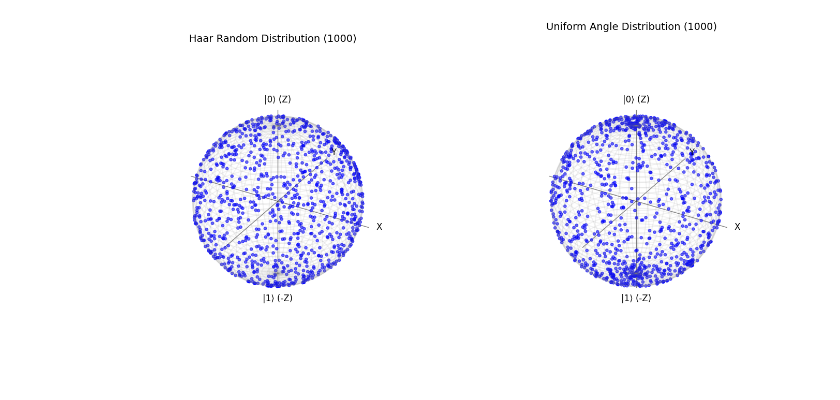
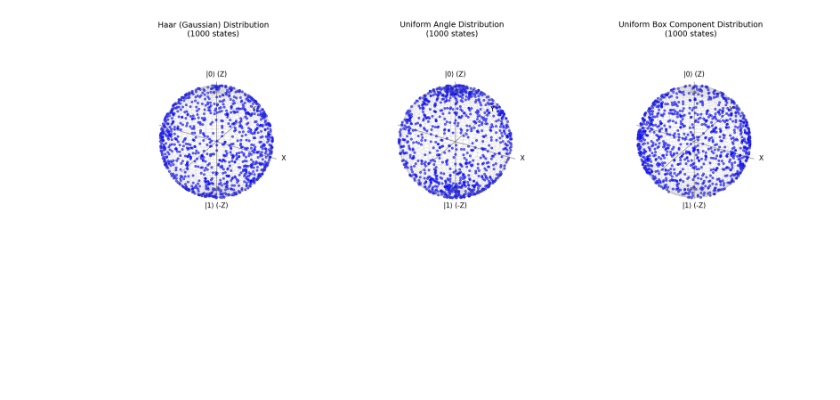
Before and after one commit to honeyverma395/qgan_subspace, a Jupyter notebook: haar_test.ipynb, the cells around one changed output. Cells and saved outputs as stored; diff of their text form; code cells hidden in the pictures; blank space fills up the shorter version.

```diff
--- a/haar_test.ipynb
+++ b/haar_test.ipynb
@@ -39,6 +39,19 @@ def uniform_angle_states(batch_size: int) -> list[torch.Tensor]:
         v = torch.tensor([alpha_cplx, beta], dtype=torch.complex128)
         states.append(v)
 
+    return states
+
+def uniform_box_states(dim: int, batch_size: int) -> list[torch.Tensor]:
+    """Generates quantum states by sampling real and imag parts uniformly from a 'box' [-1, 1]."""
+    states = []
+    for _ in range(batch_size):
+        # Generate real and imaginary parts using a uniform distribution in [-1, 1]
+        real = (torch.rand(dim, dtype=torch.float64) * 2) - 1
+        imag = (torch.rand(dim, dtype=torch.float64) * 2) - 1
+        v = torch.complex(real, imag)
+        # Normalize the vector
+        v = v / v.norm()
+        states.append(v)
     return states
 
 def get_bloch_coordinates(states: list[torch.Tensor]) -> tuple[list[float], list[float], list[float]]:
@@ -72,40 +85,46 @@ def plot_bloch_sphere(ax, x_coords, y_coords, z_coords, title):
     ax.plot([-1.2, 1.2], [0, 0], [0, 0], color='black', lw=1, alpha=0.5)
     ax.plot([0, 0], [-1.2, 1.2], [0, 0], color='black', lw=1, alpha=0.5)
     ax.plot([0, 0], [0, 0], [-1.2, 1.2], color='black', lw=1, alpha=0.5)
 
     ax.text(1.3, 0, 0, 'X', color='black', fontsize=12)
     ax.text(0, 1.3, 0, 'Y', color='black', fontsize=12)
     ax.text(0, 0, 1.3, '|0⟩ (Z)', color='black', fontsize=12, ha='center')
     ax.text(0, 0, -1.4, '|1⟩ (-Z)', color='black', fontsize=12, ha='center')
 
     ax.scatter(x_coords, y_coords, z_coords, color='blue', s=15, alpha=0.6)
 
     ax.set_box_aspect([1, 1, 1])
     ax.set_xlim([-1.2, 1.2])
     ax.set_ylim([-1.2, 1.2])
     ax.set_zlim([-1.2, 1.2])
     ax.axis('off')
     ax.set_title(title, fontsize=14, y=1.05)
 
 NUM_STATES = 1000
 
-# Generate states using both methods
+# Generate states using all three methods
 haar_states = haar_random_states(dim=2, batch_size=NUM_STATES)
-uniform_states = uniform_angle_states(batch_size=NUM_STATES)
+uniform_angle_sts = uniform_angle_states(batch_size=NUM_STATES)
+uniform_box_sts = uniform_box_states(dim=2, batch_size=NUM_STATES)
 
-# Get Bloch coordinates for both
+# Get Bloch coordinates for all three
 hx, hy, hz = get_bloch_coordinates(haar_states)
-ux, uy, uz = get_bloch_coordinates(uniform_states)
+ux, uy, uz = get_bloch_coordinates(uniform_angle_sts)
+bx, by, bz = get_bloch_coordinates(uniform_box_sts)
 
-fig = plt.figure(figsize=(14, 7))
+# Adjusted figsize to accommodate 3 plots
+fig = plt.figure(figsize=(18, 6))
 
-ax1 = fig.add_subplot(121, projection='3d')
-plot_bloch_sphere(ax1, hx, hy, hz, f'Haar Random Distribution ({NUM_STATES})')
+ax1 = fig.add_subplot(131, projection='3d')
+plot_bloch_sphere(ax1, hx, hy, hz, f'Haar (Gaussian) Distribution\n({NUM_STATES} states)')
 
-ax2 = fig.add_subplot(122, projection='3d')
-plot_bloch_sphere(ax2, ux, uy, uz, f'Uniform Angle Distribution ({NUM_STATES})\n')
+ax2 = fig.add_subplot(132, projection='3d')
+plot_bloch_sphere(ax2, ux, uy, uz, f'Uniform Angle Distribution\n({NUM_STATES} states)')
+
+ax3 = fig.add_subplot(133, projection='3d')
+plot_bloch_sphere(ax3, bx, by, bz, f'Uniform Box Component Distribution\n({NUM_STATES} states)')
 
 plt.tight_layout()
 plt.show()
 # %% [output]
-[figure, old version]
+[figure, new version]
```
Also changed, not shown: 10 other files.
